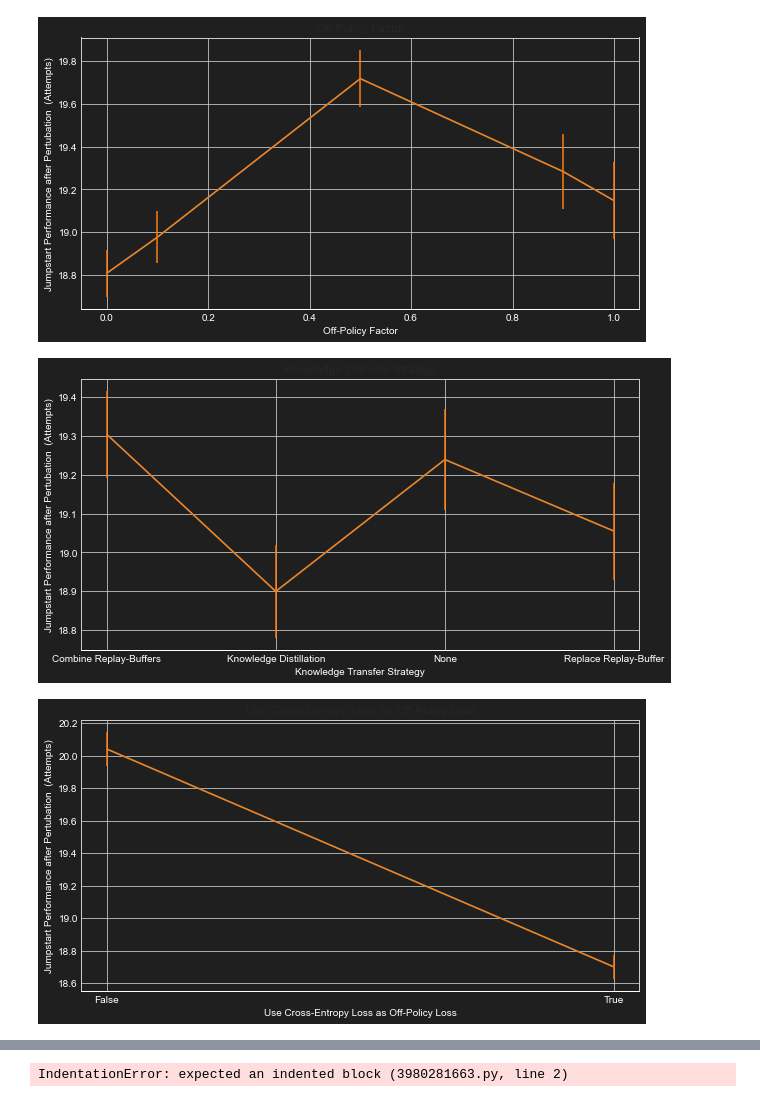
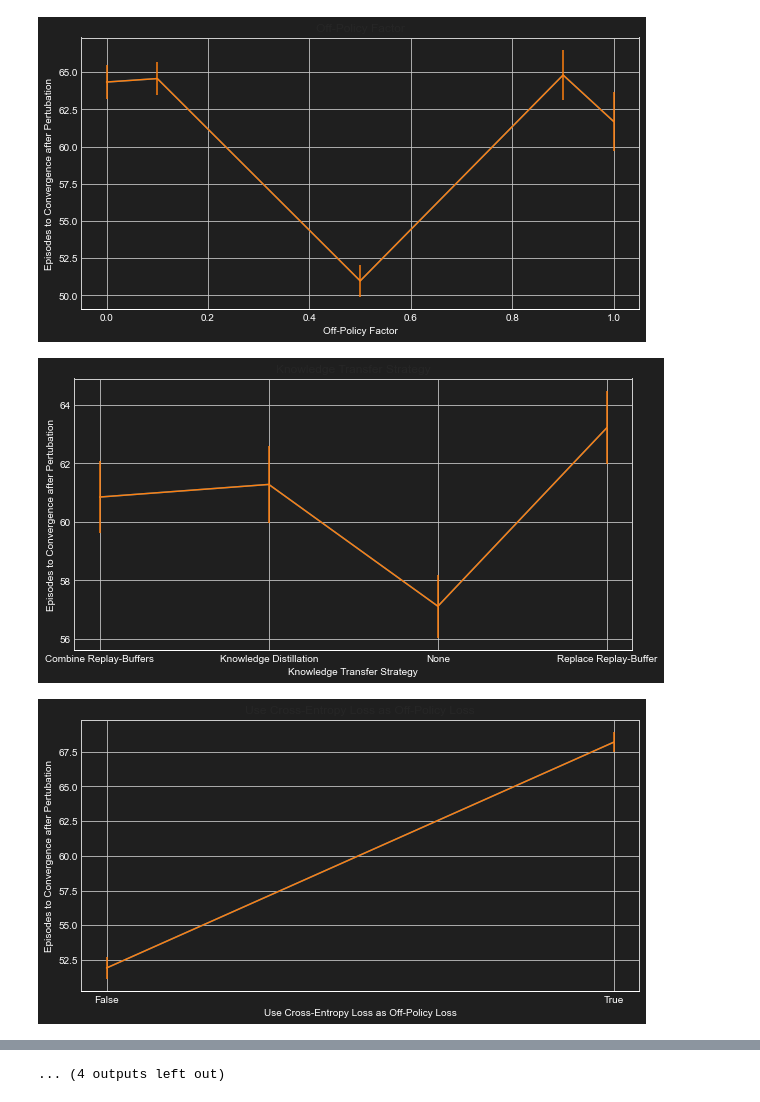
Before and after one commit to hpi-sam/MARL-TransferLearning, a Jupyter notebook: src/eval/evaluation.ipynb, the cells around one changed output, grey strips where cells are left out. Saved outputs shown, nothing was run; the diff lists cells and outputs as text; code cells hidden in the pictures.

Commit message:
more graphs

```diff
--- a/src/eval/evaluation.ipynb
+++ b/src/eval/evaluation.ipynb
@@ -14,18 +14,28 @@ data = pd.read_csv('performance.csv')
 data["transfer_strategy"] = list(map(lambda x: strategies[x], data["transfer_strategy"].to_list()))
 # %%
 NEW_INJECTION_EPISODE = 95
-CONVERGENCE_THRESHOLD = 1.5
+CONVERGENCE_THRESHOLD = 2
+RELATIVE_PORTION_UNDER = 0.95
+QUANTILE_SIZE = 0.75
+SLIDING_WINDOW_SIZE = 5
+JUMPSTART_EPISODES = 10
 shops = ['shop_1', 'shop_2', 'shop_3', 'shop_4','shop_5','shop_6','shop_7','shop_8','shop_9','shop_10']
 shops_group1 = ['shop_1', 'shop_2','shop_3', 'shop_4', 'shop_10']
 shops_group2 = ['shop_5', 'shop_6','shop_7', 'shop_8', 'shop_9']
 def episodes_to_convergence(df: pd.DataFrame, starting_episode):
     df.index = df['episodes']
-    means = df[shops_group1].mean(axis=1).rolling(5).mean()
+    means = df[shops_group1].mean(axis=1).rolling(SLIDING_WINDOW_SIZE).mean()
     means = means.loc[starting_episode:][means < CONVERGENCE_THRESHOLD]
-    if len(means) == 0:
-        return 200
-    return means.index[0]
-def jumpstart_performance(df: pd.DataFrame, starting_episode, first_n_episodes_to_consider=5):
+    total_length_after_pertubation = df.index[-1] - starting_episode
+    buf = means.copy()
+    buf.index = buf.index - starting_episode
+    for i in range(len(buf)-1):
+        buf.iloc[i] = (len(buf) - i) / (total_length_after_pertubation - buf.index[i])
+    buf = buf[buf >= RELATIVE_PORTION_UNDER]
+    if len(buf) == 0:
+        return total_length_after_pertubation
+    return buf.index[0]
+def jumpstart_performance(df: pd.DataFrame, starting_episode, first_n_episodes_to_consider=JUMPSTART_EPISODES):
     df.index = df['episodes']
     return df[shops_group1].loc[starting_episode:starting_episode+first_n_episodes_to_consider].mean().mean()
 
@@ -39,8 +49,8 @@ grouped = data.groupby(['off_policy_factor', 'transfer_strategy', 'off_policy_lo
 results = []
 for index, group in grouped:
     result = dict((x, y) for x, y in zip(s, index))
-    result['Episodes to Convergence after Pertubation '] = episodes_to_convergence(group, 100)
-    result['Jumpstart Performance after Pertubation  (Attempts)'] = jumpstart_performance(group, 95)
+    result['Episodes to Convergence after Pertubation'] = episodes_to_convergence(group, 100)
+    result['Jumpstart Performance after Pertubation (Attempts)'] = jumpstart_performance(group, 95, JUMPSTART_EPISODES)
     result['Transfer Ratio'] = transfer_ratio(group)
     results.append(result)
 df = pd.DataFrame.from_records(results)
@@ -51,41 +61,41 @@ def inversed_quantile(df: pd.DataFrame, columnName, quantile, mode):
     else:
         df =df.sort_values(columnName, ascending=False)
     return df.iloc[int(quantile*len(df)):].mean() if mode=='mean' else df.iloc[int(quantile*len(df)):].sem()
-QUANTILE_SIZE = 0.75
 def plot_effect_of_hyperparameters(df: pd.DataFrame, metric: str):
     df.sort_values(metric)
     for el in s:
         if el == "use_exploration":
             thisdf = df
         else:
             thisdf = df[df['use_exploration']==False]
         performance_data_mean = thisdf[[el, metric]].groupby(el).aggregate(lambda x :inversed_quantile(x, metric, QUANTILE_SIZE, mode='mean')).reset_index()
         performance_data_variance = thisdf[[el, metric]].groupby(el).aggregate(lambda x :inversed_quantile(x, metric, QUANTILE_SIZE, mode='variance')).reset_index()
 
         el = renames[el]
         performance_data_mean = performance_data_mean.rename(renames, axis=1)
         performance_data_variance = performance_data_variance.rename(renames, axis=1)
         plt.figure(figsize=(10,5),facecolor='#1F1F1F')
         ax=plt.axes()
         ax.set_facecolor('#1F1F1F')
         plt.plot(performance_data_mean[el], performance_data_mean[metric])
         plt.errorbar(performance_data_mean[el], performance_data_mean[metric], yerr=performance_data_variance[metric])
         [t.set_color('white') for t in ax.xaxis.get_ticklines()]
         [t.set_color('white') for t in ax.xaxis.get_ticklabels()]
         [t.set_color('white') for t in ax.yaxis.get_ticklines()]
         [t.set_color('white') for t in ax.yaxis.get_ticklabels()]
         ax.spines['bottom'].set_color('white')
         ax.spines['bottom'].set_color('white')
         plt.ylabel(metric, color="white")
         plt.xlabel(el, color="white")
 
         if isinstance(performance_data_mean[el][0], (str, np.bool_)):
             plt.xticks(range(len(performance_data_mean[el])), performance_data_mean[el])
         plt.title(el)
         #plt.show()
-        plt.savefig(f'graphics/plot_{el}_quantilesize_{QUANTILE_SIZE}.png', dpi=1000)
-plot_effect_of_hyperparameters(df, 'Jumpstart Performance after Pertubation  (Attempts)')
+        plt.savefig(f'graphics/plot_{el}_quantilesize_{QUANTILE_SIZE}.png', dpi=1000, transparent=True)
+plot_effect_of_hyperparameters(df, 'Episodes to Convergence after Pertubation')
+plot_effect_of_hyperparameters(df, 'Jumpstart Performance after Pertubation (Attempts)')
 # %% [output]
-[figure, old version]
+[figure, new version]
-[figure, old version]
+[figure, new version]
-[figure, old version]
+[figure, new version]
@@ -97,4 +111 @@ plot_effect_of_hyperparameters(df, 'Jumpstart Performance after Pertubation  (At
+... (4 outputs left out)
-# %%
-def calculate_real_jumpstart():
-# %% [output]
-IndentationError: expected an indented block (3980281663.py, line 2)
```
Also changed, not shown: parts of 3 cells of this notebook.
